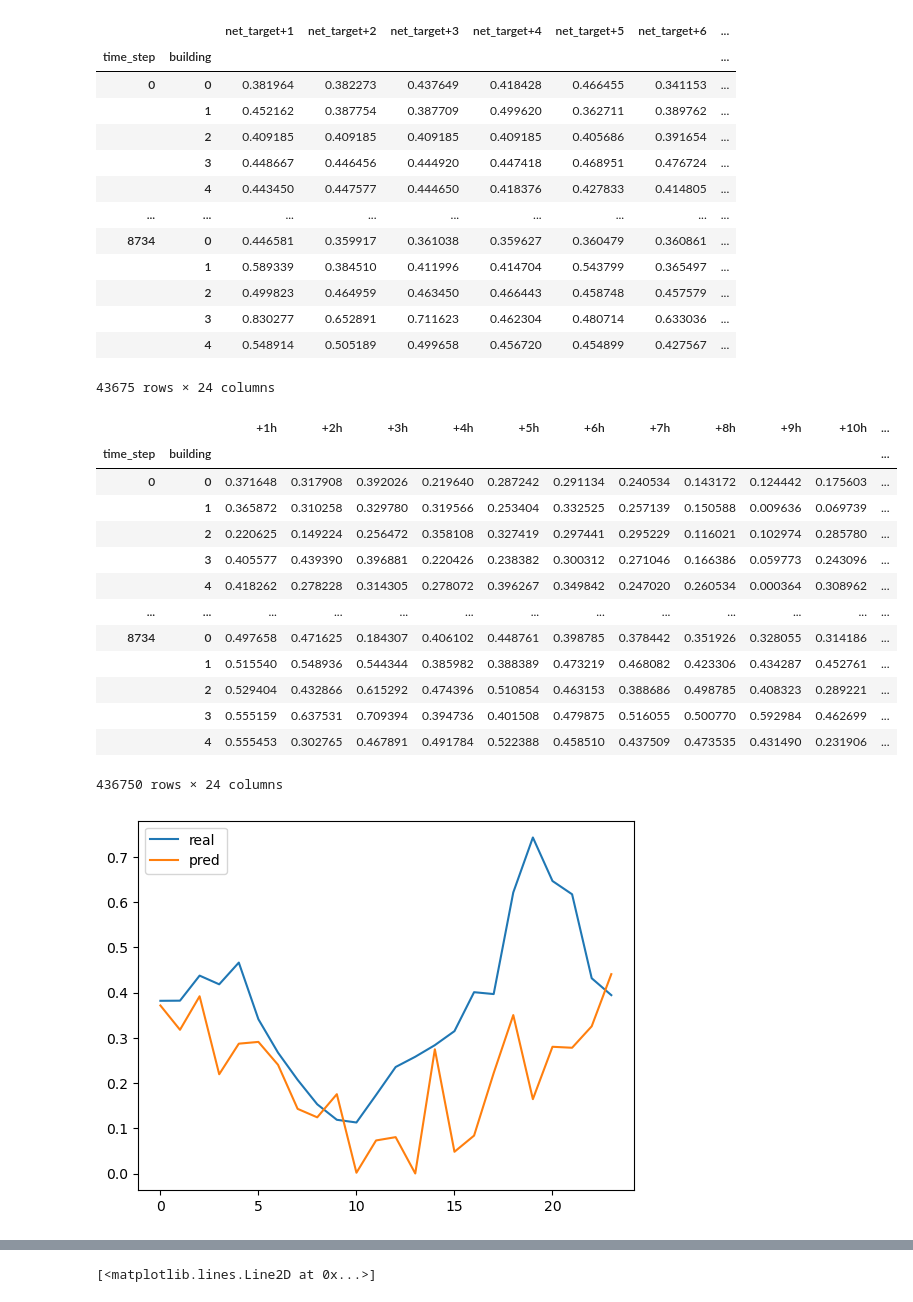
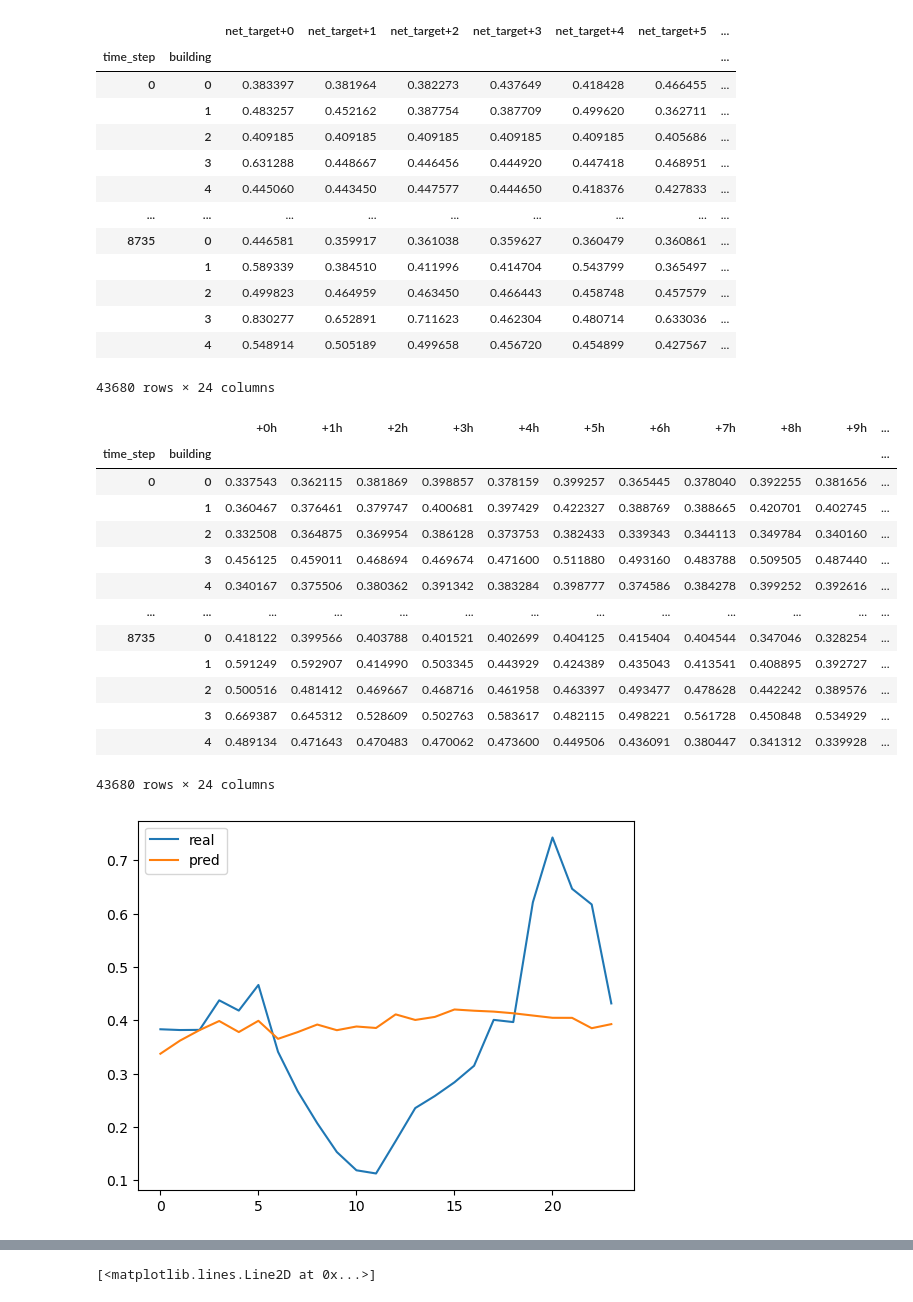
Before and after one commit to ujohn33/Predict-Optimize-Revise, a Jupyter notebook: notebooks/variance/check_variance_try_denormalizing_logs.ipynb, the cells around one changed output, grey strips where cells are left out. Saved outputs shown, nothing was run; the diff lists cells and outputs as text; code cells hidden in the pictures.

```diff
--- a/notebooks/variance/check_variance_try_denormalizing_logs.ipynb
+++ b/notebooks/variance/check_variance_try_denormalizing_logs.ipynb
@@ -16,12 +16,12 @@ import pickle as pkl
 import joblib as joblib
 target = 'net_target+1'
 # %%
-power = pd.read_csv('debug_logs/real_power_point_and_variance_9000_1_norm_7may.csv')
+power = pd.read_csv('debug_logs/real_power_point_9000_1.csv')
 power = power.melt(id_vars=['time_step'], var_name='building', value_name='net_target')
 power = power.sort_values(by=['time_step', 'building'])
 power['building'] = power['building'].str[-1].astype(int)
 power = power[power['time_step'] != -1]
-lead_times = ['net_target+'+str(i) for i in range(1, 25)]
+lead_times = ['net_target+'+str(i) for i in range(24)]
 # upload min-max scaler from scalers folders with .save extension
 scalers = [joblib.load(f'scalers/scaler_net_{k}.save') for k in range(1, 6)]
 power_norm = pd.DataFrame()
@@ -31,7 +31,7 @@ for building in range(5):
     power_norm_temp['building'] = building
     power_norm_temp['net_target'] = power.loc[power['building'] == building, 'net_target']
     for i, lead_time in enumerate(lead_times):
-        power_norm_temp[lead_time] = power_norm_temp['net_target'].shift(-int(i+1))
+        power_norm_temp[lead_time] = power_norm_temp['net_target'].shift(-int(i))
         # noramalize using the scaler
         power_norm_temp[lead_time] = scalers[building].transform(power_norm_temp[lead_time].values.reshape(-1, 1))
     power_norm = pd.concat([power_norm, power_norm_temp], axis=0)
@@ -43,50 +43,50 @@ power_norm = power_norm.drop(columns=['net_target'])
 power_norm = power_norm.set_index(['time_step', 'building'])
 power_norm
 # %% [output]
-|  |  | net_target+1 | net_target+2 | net_target+3 | net_target+4 | net_target+5 | net_target+6 | ... |
+|  |  | net_target+0 | net_target+1 | net_target+2 | net_target+3 | net_target+4 | net_target+5 | ... |
 | time_step | building |  |  |  |  |  |  | ... |
-| 0 | 0 | 0.381964 | 0.382273 | 0.437649 | 0.418428 | 0.466455 | 0.341153 | ... |
-|  | 1 | 0.452162 | 0.387754 | 0.387709 | 0.499620 | 0.362711 | 0.389762 | ... |
-|  | 2 | 0.409185 | 0.409185 | 0.409185 | 0.409185 | 0.405686 | 0.391654 | ... |
-|  | 3 | 0.448667 | 0.446456 | 0.444920 | 0.447418 | 0.468951 | 0.476724 | ... |
-|  | 4 | 0.443450 | 0.447577 | 0.444650 | 0.418376 | 0.427833 | 0.414805 | ... |
+| 0 | 0 | 0.383397 | 0.381964 | 0.382273 | 0.437649 | 0.418428 | 0.466455 | ... |
+|  | 1 | 0.483257 | 0.452162 | 0.387754 | 0.387709 | 0.499620 | 0.362711 | ... |
+|  | 2 | 0.409185 | 0.409185 | 0.409185 | 0.409185 | 0.409185 | 0.405686 | ... |
+|  | 3 | 0.631288 | 0.448667 | 0.446456 | 0.444920 | 0.447418 | 0.468951 | ... |
+|  | 4 | 0.445060 | 0.443450 | 0.447577 | 0.444650 | 0.418376 | 0.427833 | ... |
 | ... | ... | ... | ... | ... | ... | ... | ... | ... |
-| 8734 | 0 | 0.446581 | 0.359917 | 0.361038 | 0.359627 | 0.360479 | 0.360861 | ... |
+| 8735 | 0 | 0.446581 | 0.359917 | 0.361038 | 0.359627 | 0.360479 | 0.360861 | ... |
 |  | 1 | 0.589339 | 0.384510 | 0.411996 | 0.414704 | 0.543799 | 0.365497 | ... |
 |  | 2 | 0.499823 | 0.464959 | 0.463450 | 0.466443 | 0.458748 | 0.457579 | ... |
 |  | 3 | 0.830277 | 0.652891 | 0.711623 | 0.462304 | 0.480714 | 0.633036 | ... |
 |  | 4 | 0.548914 | 0.505189 | 0.499658 | 0.456720 | 0.454899 | 0.427567 | ... |
-43675 rows × 24 columns
+43680 rows × 24 columns
 # %%
-preds = pd.read_csv('debug_logs/scenarios_point_and_variance_9000_1_norm_7may.csv')
+preds = pd.read_csv('debug_logs/scenarios_point_9000_1.csv')
 # drop the scenario column
 preds = preds.drop(columns=['scenario'])
 pred_cols = preds.columns[2:]
 # normalize the predictions using the same scalers
 # noramalize using the scaler
 for building in preds['building'].unique():
     for col in pred_cols:
         preds.loc[preds['building'] == building, col] = scalers[building].transform(preds.loc[preds['building'] == building, col].values.reshape(-1, 1))
 # make an index from the time_step and building columns
 preds = preds.set_index(['time_step', 'building'])
 # keep only indexes that are in the power_norm dataframe
 preds = preds[preds.index.isin(power_norm.index)]
 preds
 # %% [output]
-|  |  | +1h | +2h | +3h | +4h | +5h | +6h | +7h | +8h | +9h | +10h | ... |
+|  |  | +0h | +1h | +2h | +3h | +4h | +5h | +6h | +7h | +8h | +9h | ... |
 | time_step | building |  |  |  |  |  |  |  |  |  |  | ... |
-| 0 | 0 | 0.371648 | 0.317908 | 0.392026 | 0.219640 | 0.287242 | 0.291134 | 0.240534 | 0.143172 | 0.124442 | 0.175603 | ... |
-|  | 1 | 0.365872 | 0.310258 | 0.329780 | 0.319566 | 0.253404 | 0.332525 | 0.257139 | 0.150588 | 0.009636 | 0.069739 | ... |
-|  | 2 | 0.220625 | 0.149224 | 0.256472 | 0.358108 | 0.327419 | 0.297441 | 0.295229 | 0.116021 | 0.102974 | 0.285780 | ... |
-|  | 3 | 0.405577 | 0.439390 | 0.396881 | 0.220426 | 0.238382 | 0.300312 | 0.271046 | 0.166386 | 0.059773 | 0.243096 | ... |
-|  | 4 | 0.418262 | 0.278228 | 0.314305 | 0.278072 | 0.396267 | 0.349842 | 0.247020 | 0.260534 | 0.000364 | 0.308962 | ... |
+| 0 | 0 | 0.337543 | 0.362115 | 0.381869 | 0.398857 | 0.378159 | 0.399257 | 0.365445 | 0.378040 | 0.392255 | 0.381656 | ... |
+|  | 1 | 0.360467 | 0.376461 | 0.379747 | 0.400681 | 0.397429 | 0.422327 | 0.388769 | 0.388665 | 0.420701 | 0.402745 | ... |
+|  | 2 | 0.332508 | 0.364875 | 0.369954 | 0.386128 | 0.373753 | 0.382433 | 0.339343 | 0.344113 | 0.349784 | 0.340160 | ... |
+|  | 3 | 0.456125 | 0.459011 | 0.468694 | 0.469674 | 0.471600 | 0.511880 | 0.493160 | 0.483788 | 0.509505 | 0.487440 | ... |
+|  | 4 | 0.340167 | 0.375506 | 0.380362 | 0.391342 | 0.383284 | 0.398777 | 0.374586 | 0.384278 | 0.399252 | 0.392616 | ... |
 | ... | ... | ... | ... | ... | ... | ... | ... | ... | ... | ... | ... | ... |
-| 8734 | 0 | 0.497658 | 0.471625 | 0.184307 | 0.406102 | 0.448761 | 0.398785 | 0.378442 | 0.351926 | 0.328055 | 0.314186 | ... |
-|  | 1 | 0.515540 | 0.548936 | 0.544344 | 0.385982 | 0.388389 | 0.473219 | 0.468082 | 0.423306 | 0.434287 | 0.452761 | ... |
-|  | 2 | 0.529404 | 0.432866 | 0.615292 | 0.474396 | 0.510854 | 0.463153 | 0.388686 | 0.498785 | 0.408323 | 0.289221 | ... |
-|  | 3 | 0.555159 | 0.637531 | 0.709394 | 0.394736 | 0.401508 | 0.479875 | 0.516055 | 0.500770 | 0.592984 | 0.462699 | ... |
-|  | 4 | 0.555453 | 0.302765 | 0.467891 | 0.491784 | 0.522388 | 0.458510 | 0.437509 | 0.473535 | 0.431490 | 0.231906 | ... |
+| 8735 | 0 | 0.418122 | 0.399566 | 0.403788 | 0.401521 | 0.402699 | 0.404125 | 0.415404 | 0.404544 | 0.347046 | 0.328254 | ... |
+|  | 1 | 0.591249 | 0.592907 | 0.414990 | 0.503345 | 0.443929 | 0.424389 | 0.435043 | 0.413541 | 0.408895 | 0.392727 | ... |
+|  | 2 | 0.500516 | 0.481412 | 0.469667 | 0.468716 | 0.461958 | 0.463397 | 0.493477 | 0.478628 | 0.442242 | 0.389576 | ... |
+|  | 3 | 0.669387 | 0.645312 | 0.528609 | 0.502763 | 0.583617 | 0.482115 | 0.498221 | 0.561728 | 0.450848 | 0.534929 | ... |
+|  | 4 | 0.489134 | 0.471643 | 0.470483 | 0.470062 | 0.473600 | 0.449506 | 0.436091 | 0.380447 | 0.341312 | 0.339928 | ... |
-436750 rows × 24 columns
+43680 rows × 24 columns
 # %%
 # plot the first row of power_norm
 plt.plot(list(range(24)),power_norm.iloc[0, :].T, label='real')
@@ -95,7 +95,7 @@ plt.plot(list(range(24)),preds.iloc[0, :].T, label='pred')
 plt.legend()
 plt.show()
 # %% [output]
-[figure, old version]
+[figure, new version]
 # %%
 # do the same for the last row
 plt.plot(list(range(24)),power_norm.iloc[5612, :].T, label='real')
```
Also changed, not shown: parts of 19 cells of this notebook, 1 other file.
